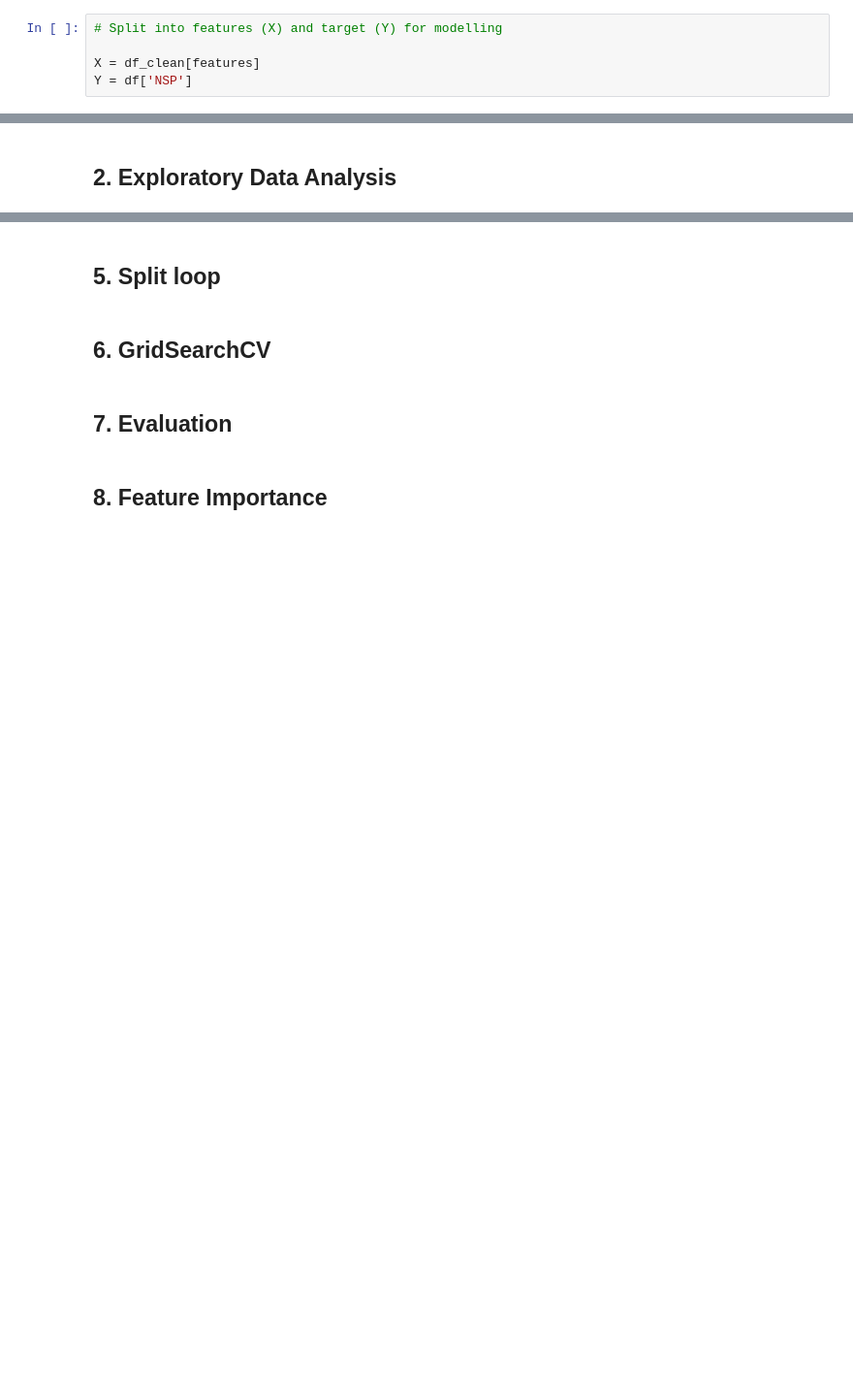
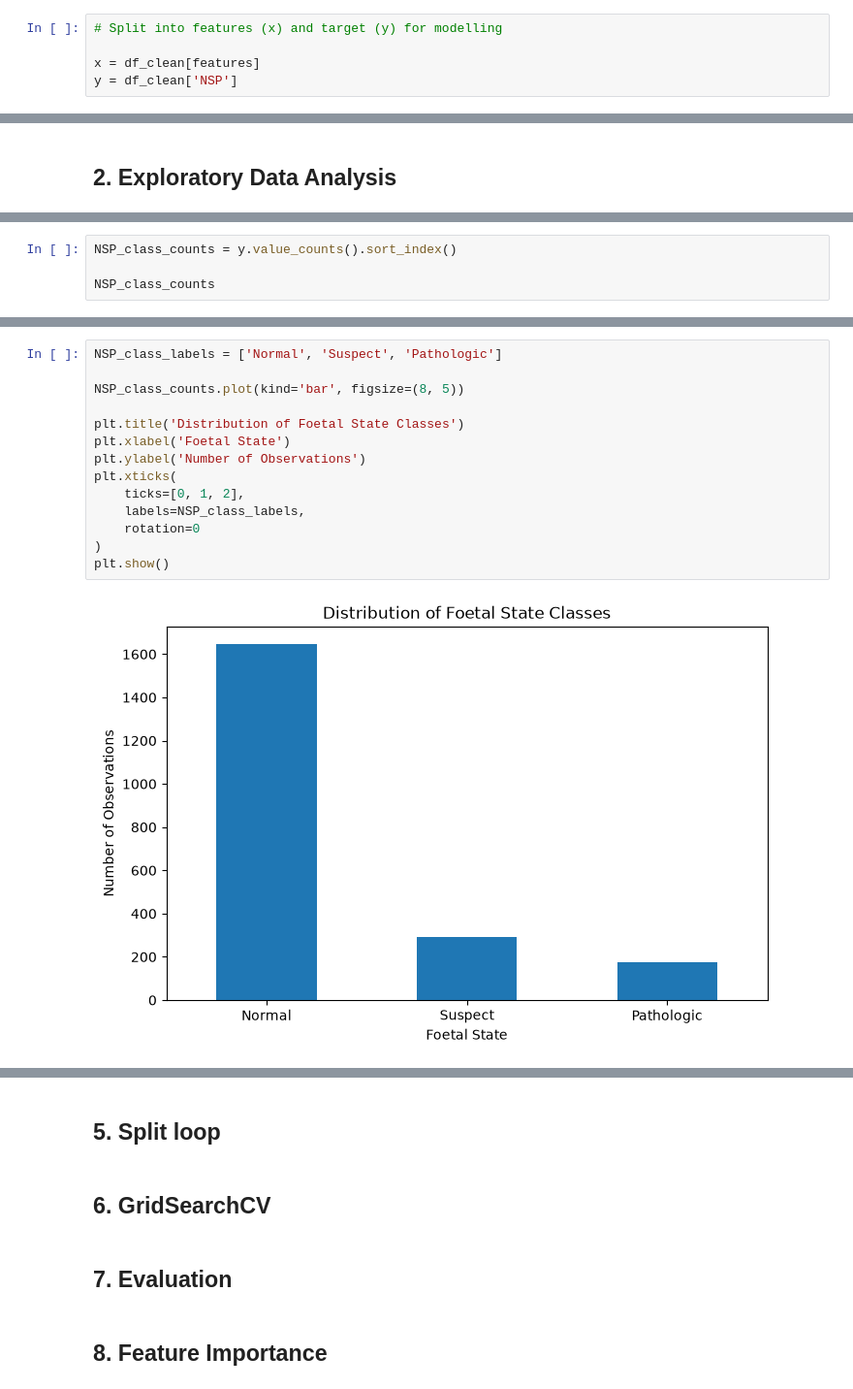
Before and after one commit to JingliangCCT/Machine-Learning-CA1, a Jupyter notebook: Jingliang_ML_HDipData_CA1.ipynb, the cells around one changed output, grey strips where cells are left out. Shown at 97% size. Drawn from its saved outputs; the diff is of its cells as text; blank space fills up the shorter version.

```diff
--- a/Jingliang_ML_HDipData_CA1.ipynb
+++ b/Jingliang_ML_HDipData_CA1.ipynb
@@ -284,10 +285,10 @@ df_clean['NSP'] = df_clean['NSP'].astype(int)
 
 df_clean.to_csv('CTG_clean.csv', index=False)
 # %%
-# Split into features (X) and target (Y) for modelling
+# Split into features (x) and target (y) for modelling
 
-X = df_clean[features]
-Y = df['NSP']
+x = df_clean[features]
+y = df_clean['NSP']
 # %%
 df_clean.shape
 # %% [output]
@@ -308,0 +300,4 @@ Name: count, dtype: int64
+# %%
+NSP_class_counts = y.value_counts().sort_index()
+
+NSP_class_counts
@@ -308,0 +320,16 @@ Name: count, dtype: int64
+# %%
+NSP_class_labels = ['Normal', 'Suspect', 'Pathologic']
+
+NSP_class_counts.plot(kind='bar', figsize=(8, 5))
+
+plt.title('Distribution of Foetal State Classes')
+plt.xlabel('Foetal State')
+plt.ylabel('Number of Observations')
+plt.xticks(
+    ticks=[0, 1, 2],
+    labels=NSP_class_labels,
+    rotation=0
+)
+plt.show()
+# %% [output]
+[figure, added]
```
Also changed, not shown: parts of 24 cells of this notebook.
